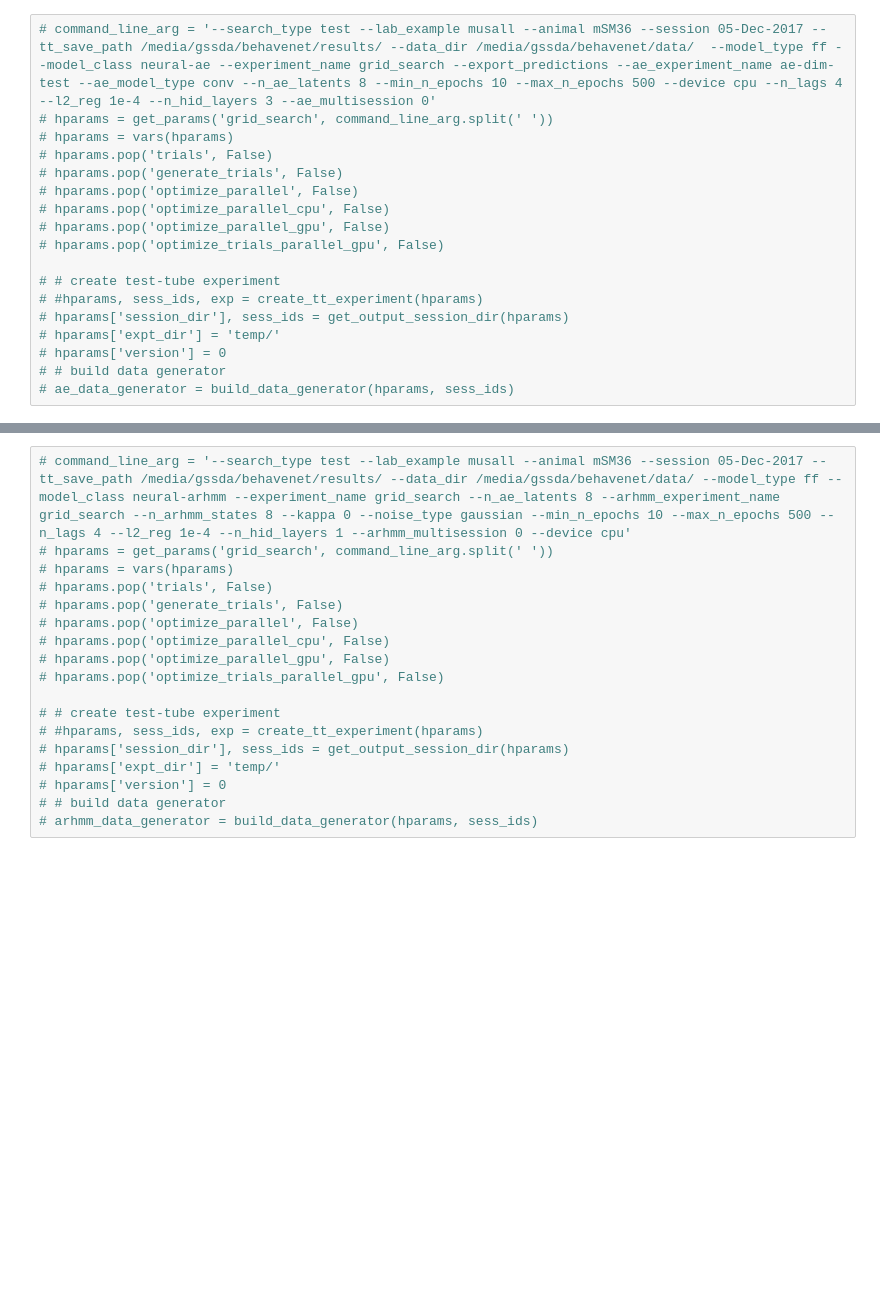
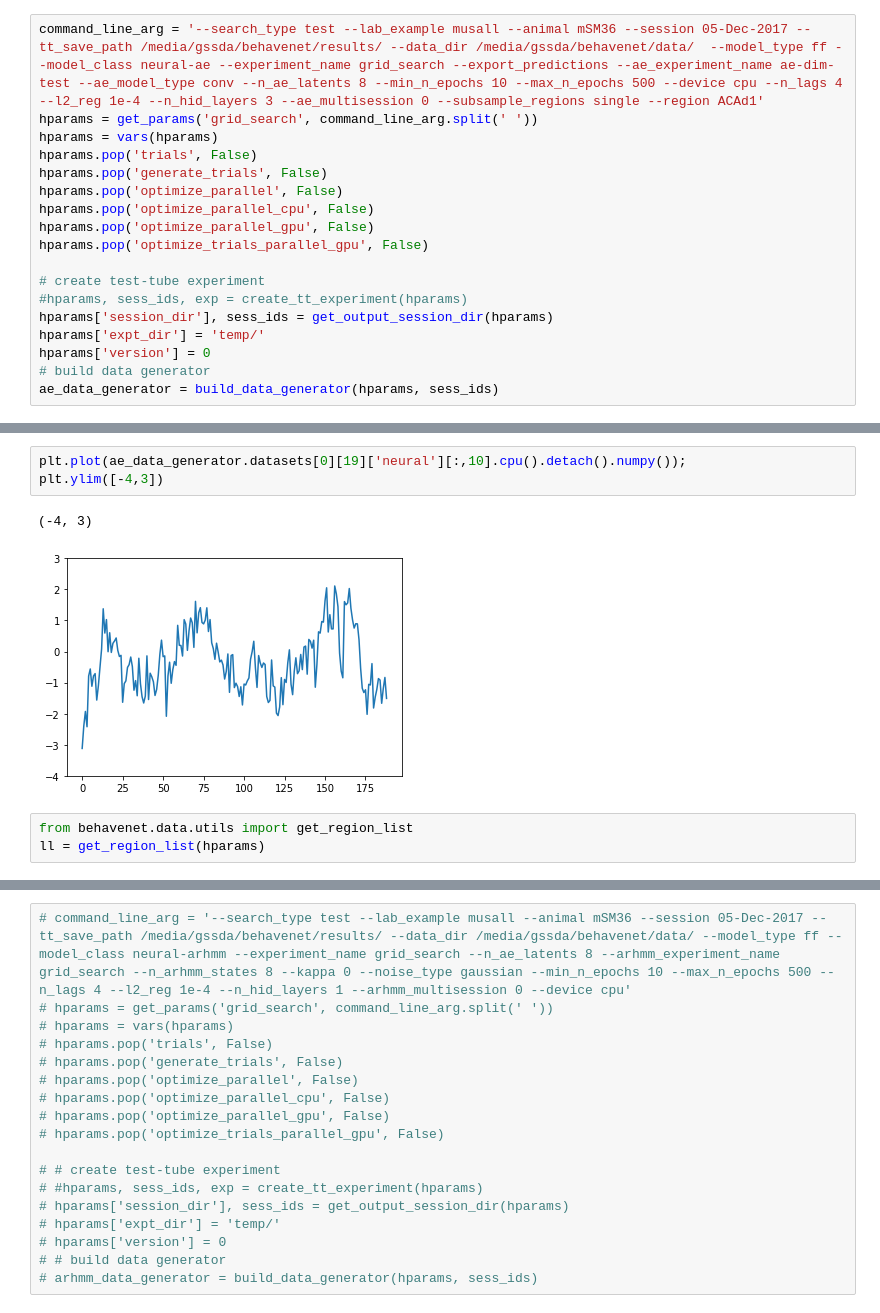
Before and after one commit to themattinthehatt/behavenet, a Jupyter notebook: behavenet/analyses/notebooks/bayesian_decoder_real_data_single_lag.ipynb, the cells around one changed output, grey strips where cells are left out. Saved outputs shown, nothing was run; the diff lists cells and outputs as text; blank space fills up the shorter version.

```diff
--- a/behavenet/analyses/notebooks/bayesian_decoder_real_data_single_lag.ipynb
+++ b/behavenet/analyses/notebooks/bayesian_decoder_real_data_single_lag.ipynb
@@ -66,18 +66,18 @@ from pylds.lds_messages_interface import info_E_step
 # %%
-# command_line_arg = '--search_type test --lab_example musall --animal mSM36 --session 05-Dec-2017 --tt_save_path /media/gssda/behavenet/results/ --data_dir /media/gssda/behavenet/data/  --model_type ff --model_class neural-ae --experiment_name grid_search --export_predictions --ae_experiment_name ae-dim-test --ae_model_type conv --n_ae_latents 8 --min_n_epochs 10 --max_n_epochs 500 --device cpu --n_lags 4 --l2_reg 1e-4 --n_hid_layers 3 --ae_multisession 0'
-# hparams = get_params('grid_search', command_line_arg.split(' '))
-# hparams = vars(hparams)
-# hparams.pop('trials', False)
-# hparams.pop('generate_trials', False)
-# hparams.pop('optimize_parallel', False)
-# hparams.pop('optimize_parallel_cpu', False)
-# hparams.pop('optimize_parallel_gpu', False)
-# hparams.pop('optimize_trials_parallel_gpu', False)
+command_line_arg = '--search_type test --lab_example musall --animal mSM36 --session 05-Dec-2017 --tt_save_path /media/gssda/behavenet/results/ --data_dir /media/gssda/behavenet/data/  --model_type ff --model_class neural-ae --experiment_name grid_search --export_predictions --ae_experiment_name ae-dim-test --ae_model_type conv --n_ae_latents 8 --min_n_epochs 10 --max_n_epochs 500 --device cpu --n_lags 4 --l2_reg 1e-4 --n_hid_layers 3 --ae_multisession 0 --subsample_regions single --region ACAd1'
+hparams = get_params('grid_search', command_line_arg.split(' '))
+hparams = vars(hparams)
+hparams.pop('trials', False)
+hparams.pop('generate_trials', False)
+hparams.pop('optimize_parallel', False)
+hparams.pop('optimize_parallel_cpu', False)
+hparams.pop('optimize_parallel_gpu', False)
+hparams.pop('optimize_trials_parallel_gpu', False)
 
-# # create test-tube experiment
-# #hparams, sess_ids, exp = create_tt_experiment(hparams)
-# hparams['session_dir'], sess_ids = get_output_session_dir(hparams)
-# hparams['expt_dir'] = 'temp/'
-# hparams['version'] = 0
-# # build data generator
-# ae_data_generator = build_data_generator(hparams, sess_ids)
+# create test-tube experiment
+#hparams, sess_ids, exp = create_tt_experiment(hparams)
+hparams['session_dir'], sess_ids = get_output_session_dir(hparams)
+hparams['expt_dir'] = 'temp/'
+hparams['version'] = 0
+# build data generator
+ae_data_generator = build_data_generator(hparams, sess_ids)
@@ -83,0 +117,9 @@ from pylds.lds_messages_interface import info_E_step
+# %%
+plt.plot(ae_data_generator.datasets[0][19]['neural'][:,10].cpu().detach().numpy());
+plt.ylim([-4,3])
+# %% [output]
+(-4, 3)
+[figure, added]
+# %%
+from behavenet.data.utils import get_region_list
+ll = get_region_list(hparams)
```
Also changed, not shown: parts of 9 cells of this notebook.
